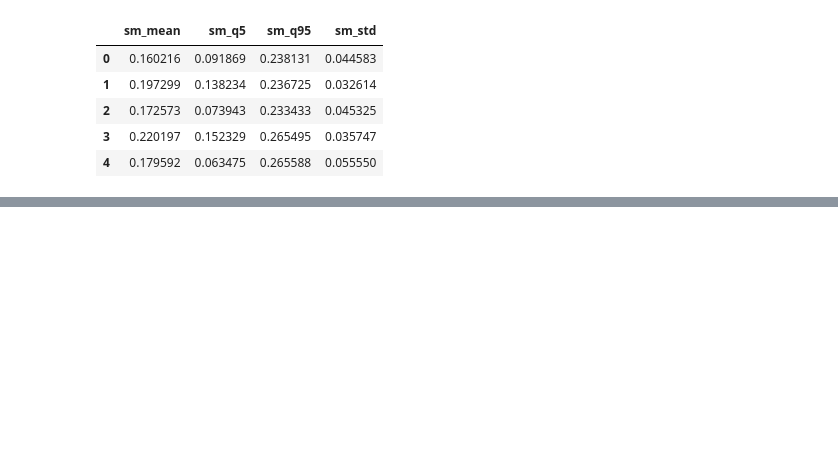
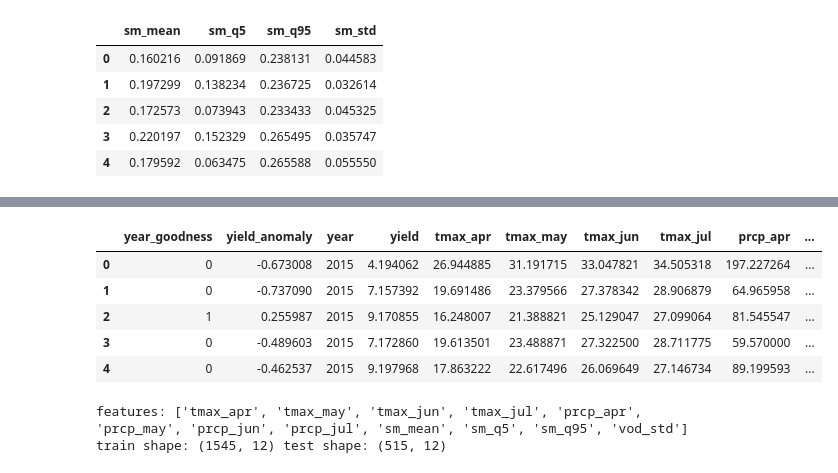
Before and after one commit to tomasub/ml-project, a Jupyter notebook: regression_3.ipynb, the cells around one changed output, grey strips where cells are left out. Saved outputs shown, nothing was run; the diff lists cells and outputs as text; code cells hidden in the pictures; blank space fills up the shorter version.

```diff
--- a/regression_3.ipynb
+++ b/regression_3.ipynb
@@ -131,0 +154,26 @@ CV RMSE at best alpha: 1.9960317417188864
+# %%
+soy_new.insert(0, 'year_goodness', (soy_new['yield_anomaly'] > 0).astype(int))
+soy_new.head()
+# %% [output]
+|  | year_goodness | yield_anomaly | year | yield | tmax_apr | tmax_may | tmax_jun | tmax_jul | prcp_apr | ... |
+| 0 | 0 | -0.673008 | 2015 | 4.194062 | 26.944885 | 31.191715 | 33.047821 | 34.505318 | 197.227264 | ... |
+| 1 | 0 | -0.737090 | 2015 | 7.157392 | 19.691486 | 23.379566 | 27.378342 | 28.906879 | 64.965958 | ... |
+| 2 | 1 | 0.255987 | 2015 | 9.170855 | 16.248007 | 21.388821 | 25.129047 | 27.099064 | 81.545547 | ... |
+| 3 | 0 | -0.489603 | 2015 | 7.172860 | 19.613501 | 23.488871 | 27.322500 | 28.711775 | 59.570000 | ... |
+| 4 | 0 | -0.462537 | 2015 | 9.197968 | 17.863222 | 22.617496 | 26.069649 | 27.146734 | 89.199593 | ... |
+# %%
+# Create training sets and testing sets for logistic regressor
+
+features = soy_new.columns.drop(['yield','year','yield_anomaly','year_goodness'])
+
+X_train = soy_new.loc[soy_new['year']<2018, features].to_numpy()
+y_train = soy_new.loc[soy_new['year']<2018, 'year_goodness'].to_numpy()
+
+X_test = soy_new.loc[soy_new['year']==2018, features].to_numpy()
+y_test = soy_new.loc[soy_new['year']==2018, 'year_goodness'].to_numpy()
+
+print('features:', list(features))
+print('train shape:', X_train.shape, 'test shape:', X_test.shape)
+# %% [output]
+features: ['tmax_apr', 'tmax_may', 'tmax_jun', 'tmax_jul', 'prcp_apr', 'prcp_may', 'prcp_jun', 'prcp_jul', 'sm_mean', 'sm_q5', 'sm_q95', 'vod_std']
+train shape: (1545, 12) test shape: (515, 12)
```
Also changed, not shown: parts of 12 cells of this notebook, 3 other files.
